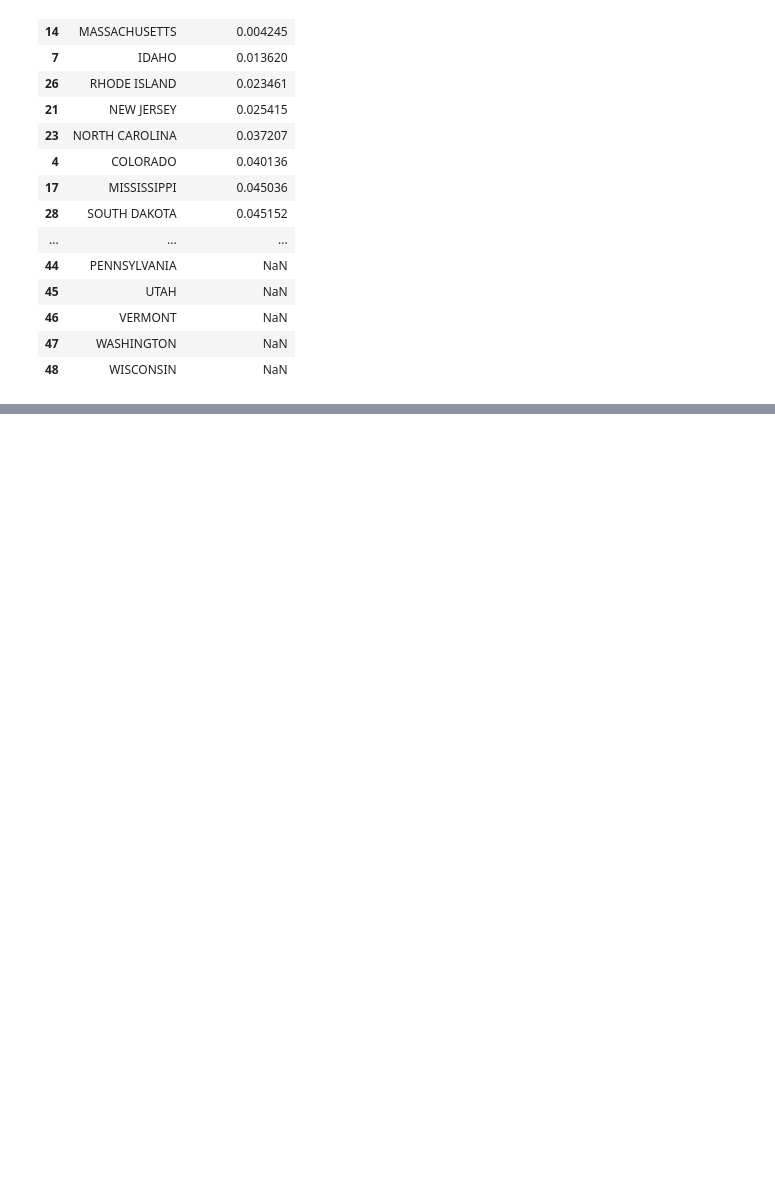
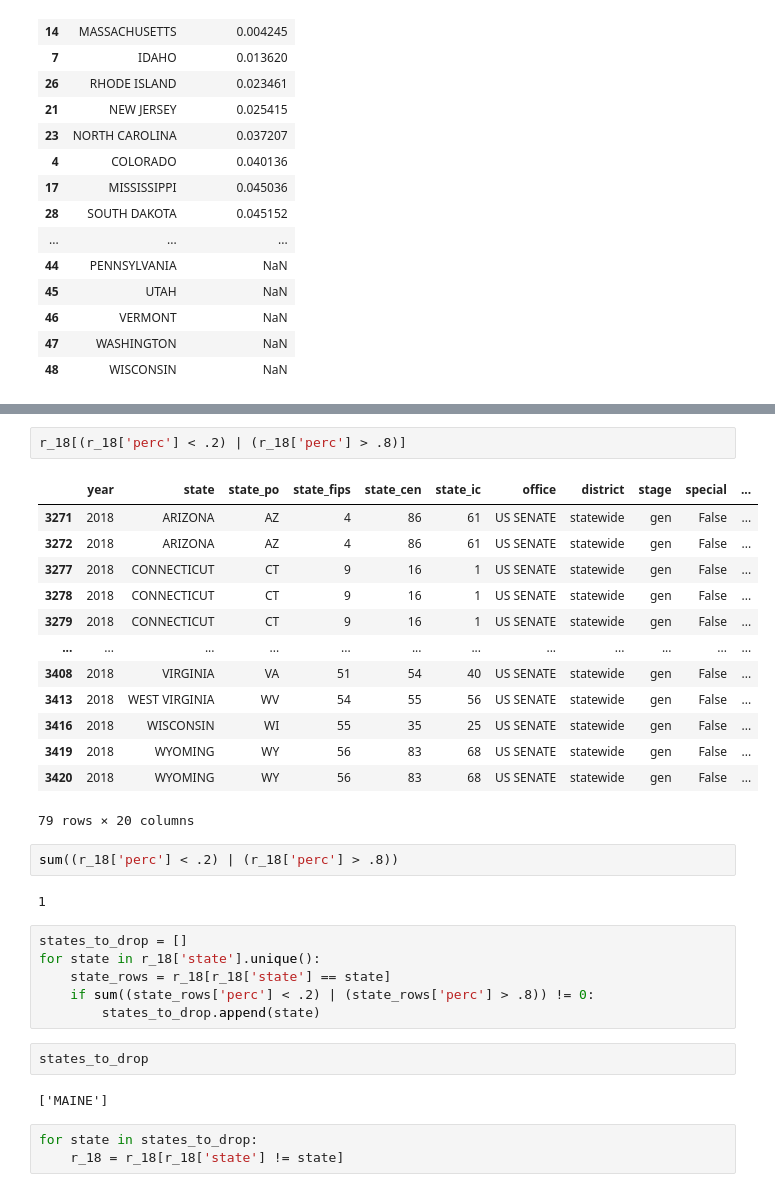
Before and after one commit to leobruell/elections-2022-project, a Jupyter notebook: initial-data-explore.ipynb, the cells around one changed output, grey strips where cells are left out. Saved outputs shown, nothing was run; the diff lists cells and outputs as text; blank space fills up the shorter version.

```diff
--- a/initial-data-explore.ipynb
+++ b/initial-data-explore.ipynb
@@ -288,0 +338,33 @@ results[['state','prediction_error']].sort_values(by='prediction_error')
+# %%
+r_18[(r_18['perc'] < .2) | (r_18['perc'] > .8)]
+# %% [output]
+|  | year | state | state_po | state_fips | state_cen | state_ic | office | district | stage | special | ... |
+| 3271 | 2018 | ARIZONA | AZ | 4 | 86 | 61 | US SENATE | statewide | gen | False | ... |
+| 3272 | 2018 | ARIZONA | AZ | 4 | 86 | 61 | US SENATE | statewide | gen | False | ... |
+| 3277 | 2018 | CONNECTICUT | CT | 9 | 16 | 1 | US SENATE | statewide | gen | False | ... |
+| 3278 | 2018 | CONNECTICUT | CT | 9 | 16 | 1 | US SENATE | statewide | gen | False | ... |
+| 3279 | 2018 | CONNECTICUT | CT | 9 | 16 | 1 | US SENATE | statewide | gen | False | ... |
+| ... | ... | ... | ... | ... | ... | ... | ... | ... | ... | ... | ... |
+| 3408 | 2018 | VIRGINIA | VA | 51 | 54 | 40 | US SENATE | statewide | gen | False | ... |
+| 3413 | 2018 | WEST VIRGINIA | WV | 54 | 55 | 56 | US SENATE | statewide | gen | False | ... |
+| 3416 | 2018 | WISCONSIN | WI | 55 | 35 | 25 | US SENATE | statewide | gen | False | ... |
+| 3419 | 2018 | WYOMING | WY | 56 | 83 | 68 | US SENATE | statewide | gen | False | ... |
+| 3420 | 2018 | WYOMING | WY | 56 | 83 | 68 | US SENATE | statewide | gen | False | ... |
+79 rows × 20 columns
+# %%
+sum((r_18['perc'] < .2) | (r_18['perc'] > .8))
+# %% [output]
+1
+# %%
+states_to_drop = []
+for state in r_18['state'].unique():
+    state_rows = r_18[r_18['state'] == state]
+    if sum((state_rows['perc'] < .2) | (state_rows['perc'] > .8)) != 0:
+        states_to_drop.append(state)
+# %%
+states_to_drop
+# %% [output]
+['MAINE']
+# %%
+for state in states_to_drop:
+    r_18 = r_18[r_18['state'] != state]
```
Also changed, not shown: parts of 26 cells of this notebook.
